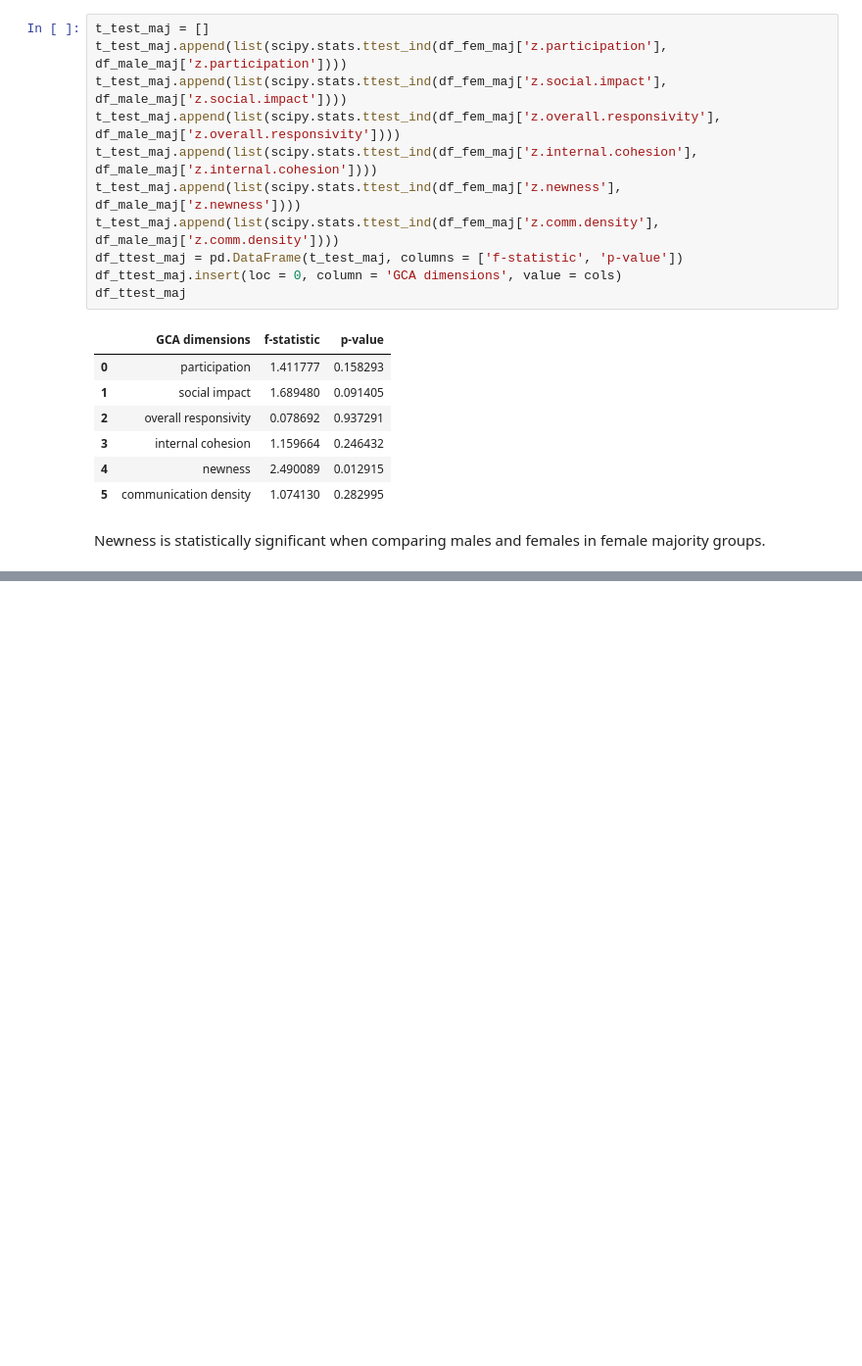
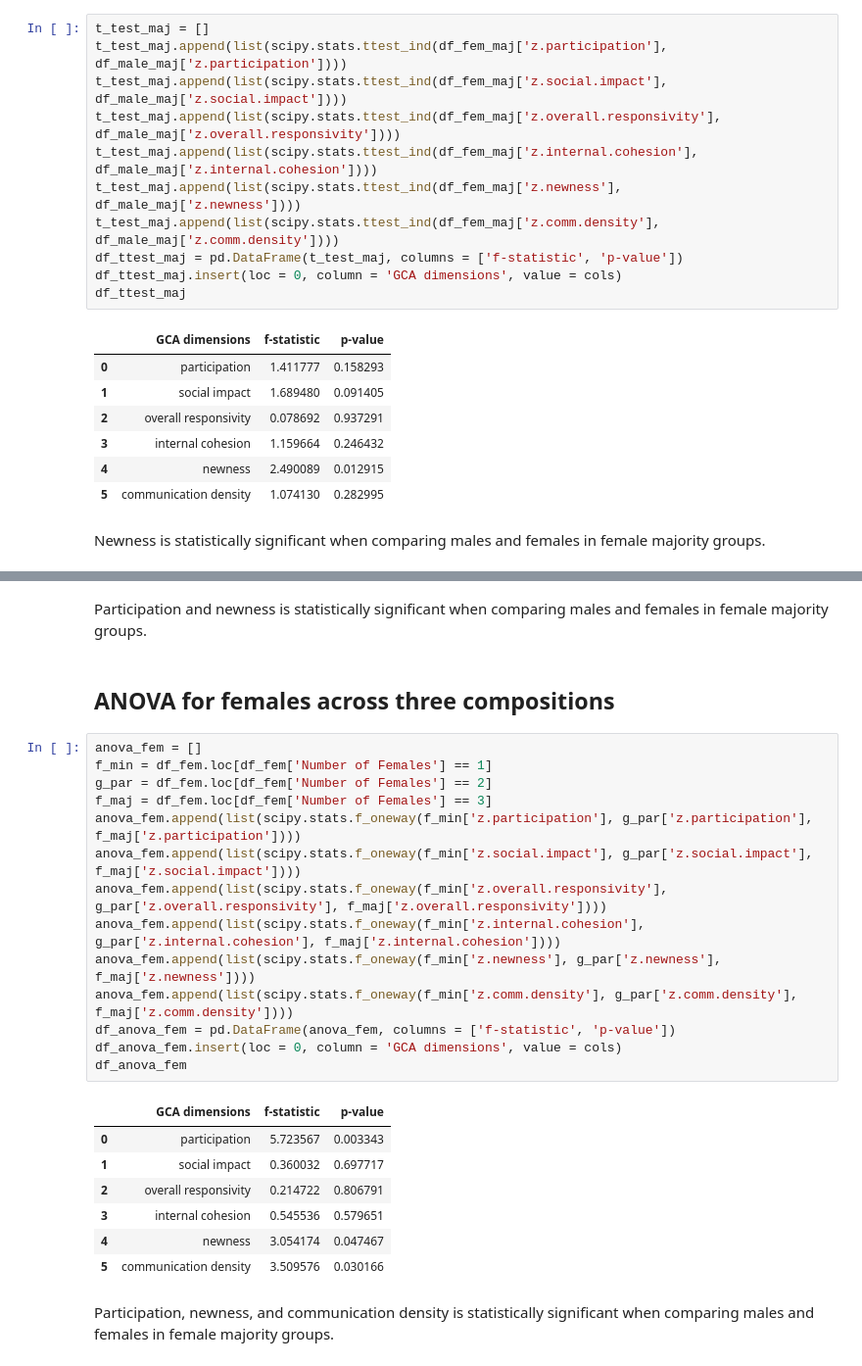
Before and after one commit to jennyt14/smoc-project, a Jupyter notebook: scripts/smoc-analysis.ipynb, the cells around one changed output, grey strips where cells are left out. Shown at 98% size. Drawn from its saved outputs; the diff is of its cells as text; blank space fills up the shorter version.

```diff
--- a/scripts/smoc-analysis.ipynb
+++ b/scripts/smoc-analysis.ipynb
@@ -362,0 +387,28 @@ Newness is statistically significant when comparing males and females in female
+# %% [markdown]
+Participation and newness is statistically significant when comparing males and females in female majority groups.
+# %% [markdown]
+## ANOVA for females across three compositions
+# %%
+anova_fem = []
+f_min = df_fem.loc[df_fem['Number of Females'] == 1]
+g_par = df_fem.loc[df_fem['Number of Females'] == 2]
+f_maj = df_fem.loc[df_fem['Number of Females'] == 3]
+anova_fem.append(list(scipy.stats.f_oneway(f_min['z.participation'], g_par['z.participation'], f_maj['z.participation'])))
+anova_fem.append(list(scipy.stats.f_oneway(f_min['z.social.impact'], g_par['z.social.impact'], f_maj['z.social.impact'])))
+anova_fem.append(list(scipy.stats.f_oneway(f_min['z.overall.responsivity'], g_par['z.overall.responsivity'], f_maj['z.overall.responsivity'])))
+anova_fem.append(list(scipy.stats.f_oneway(f_min['z.internal.cohesion'], g_par['z.internal.cohesion'], f_maj['z.internal.cohesion'])))
+anova_fem.append(list(scipy.stats.f_oneway(f_min['z.newness'], g_par['z.newness'], f_maj['z.newness'])))
+anova_fem.append(list(scipy.stats.f_oneway(f_min['z.comm.density'], g_par['z.comm.density'], f_maj['z.comm.density'])))
+df_anova_fem = pd.DataFrame(anova_fem, columns = ['f-statistic', 'p-value'])
+df_anova_fem.insert(loc = 0, column = 'GCA dimensions', value = cols)
+df_anova_fem
+# %% [output]
+|  | GCA dimensions | f-statistic | p-value |
+| 0 | participation | 5.723567 | 0.003343 |
+| 1 | social impact | 0.360032 | 0.697717 |
+| 2 | overall responsivity | 0.214722 | 0.806791 |
+| 3 | internal cohesion | 0.545536 | 0.579651 |
+| 4 | newness | 3.054174 | 0.047467 |
+| 5 | communication density | 3.509576 | 0.030166 |
+# %% [markdown]
+Participation, newness, and communication density is statistically significant when comparing males and females in female majority groups.
```
Also changed, not shown: parts of 2 cells of this notebook.
